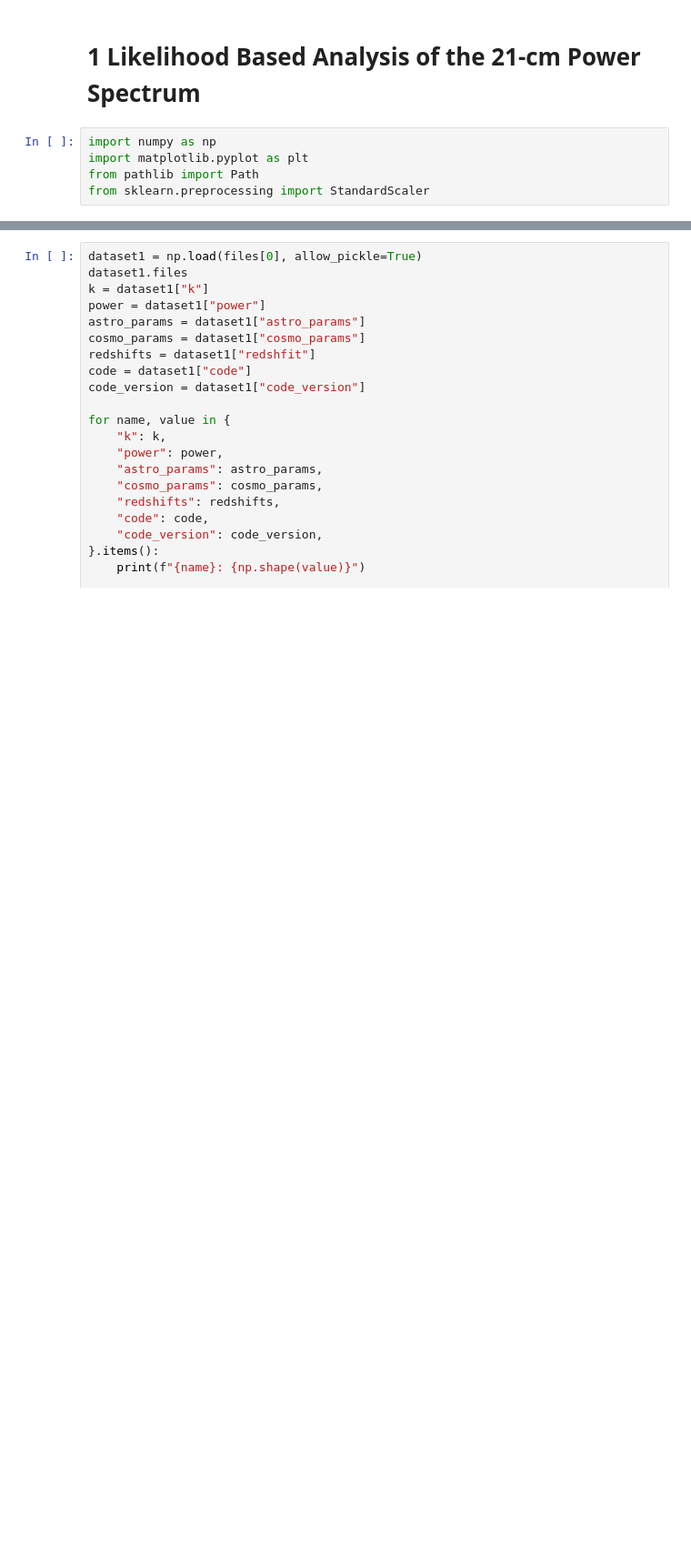
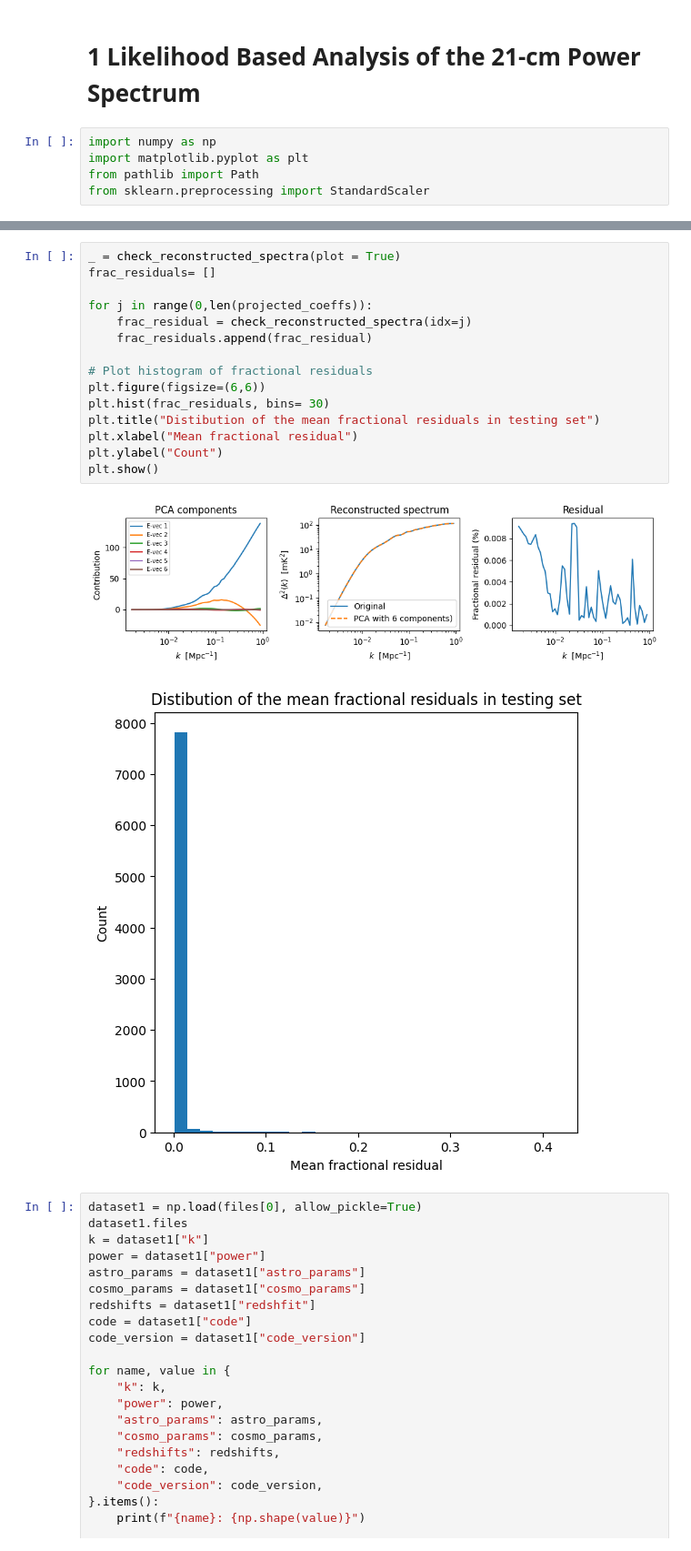
Before and after one commit to JoeyWee1/Machine-Learning-Enhanced-Inference-of-the-21-cm-Power-Spectrum-at-Cosmic-Dawn, a Jupyter notebook: ML_inference.ipynb, the cells around one changed output, grey strips where cells are left out. Shown at 91% size. Saved outputs shown, nothing was run; the diff lists cells and outputs as text; blank space fills up the shorter version.

```diff
--- a/ML_inference.ipynb
+++ b/ML_inference.ipynb
@@ -75,3 +161,21 @@ power_test  = power_scaler.transform(log_power_test)
+# %%
+_ = check_reconstructed_spectra(plot = True)
+frac_residuals= []
+
+for j in range(0,len(projected_coeffs)):
+    frac_residual = check_reconstructed_spectra(idx=j)
+    frac_residuals.append(frac_residual)
+
+# Plot histogram of fractional residuals
+plt.figure(figsize=(6,6))
+plt.hist(frac_residuals, bins= 30)
+plt.title("Distibution of the mean fractional residuals in testing set")
+plt.xlabel("Mean fractional residual")
+plt.ylabel("Count")
+plt.show()
+# %% [output]
+[figure, added]
+[figure, added]
 # %%
 dataset1 = np.load(files[0], allow_pickle=True)
 dataset1.files
```
Also changed, not shown: parts of 9 cells of this notebook.
